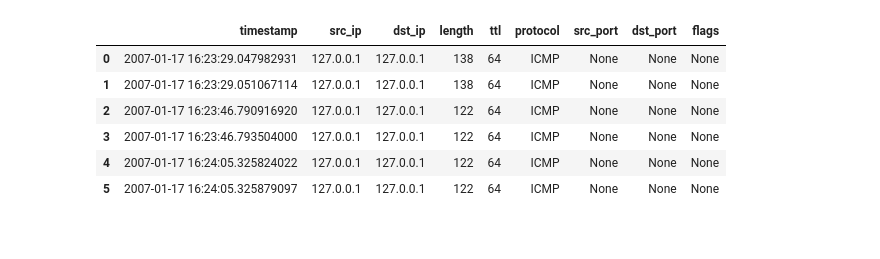
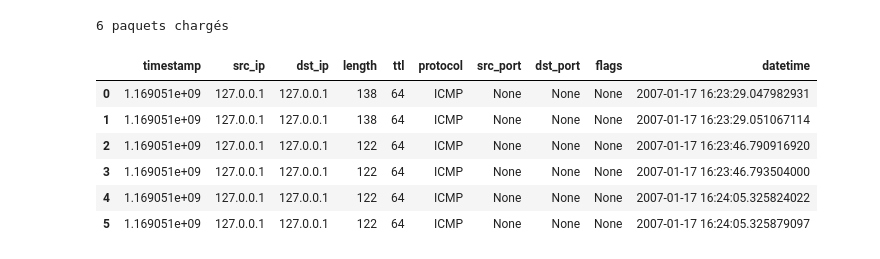
Before and after one commit to kiyita/Network-Scanner, a Jupyter notebook: notebooks/exploration.ipynb, the cells around one changed output. Saved outputs shown, nothing was run; the diff lists cells and outputs as text; code cells hidden in the pictures.

```diff
--- a/notebooks/exploration.ipynb
+++ b/notebooks/exploration.ipynb
@@ -1,15 +1,19 @@
 # %%
 import sys
 sys.path.append("../src")
 from parse_pcap import parsing_pcap
+import pandas as pd
 
 df = parsing_pcap("../data/capture.pcap")
+df["datetime"] = pd.to_datetime(df["timestamp"], unit="s")
+print(f"{len(df)} paquets chargés")
 df.head(10)
 # %% [output]
+6 paquets chargés
-|  | timestamp | src_ip | dst_ip | length | ttl | protocol | src_port | dst_port | flags |
-| 0 | 2007-01-17 16:23:29.047982931 | 127.0.0.1 | 127.0.0.1 | 138 | 64 | ICMP | None | None | None |
-| 1 | 2007-01-17 16:23:29.051067114 | 127.0.0.1 | 127.0.0.1 | 138 | 64 | ICMP | None | None | None |
-| 2 | 2007-01-17 16:23:46.790916920 | 127.0.0.1 | 127.0.0.1 | 122 | 64 | ICMP | None | None | None |
-| 3 | 2007-01-17 16:23:46.793504000 | 127.0.0.1 | 127.0.0.1 | 122 | 64 | ICMP | None | None | None |
-| 4 | 2007-01-17 16:24:05.325824022 | 127.0.0.1 | 127.0.0.1 | 122 | 64 | ICMP | None | None | None |
-| 5 | 2007-01-17 16:24:05.325879097 | 127.0.0.1 | 127.0.0.1 | 122 | 64 | ICMP | None | None | None |
+|  | timestamp | src_ip | dst_ip | length | ttl | protocol | src_port | dst_port | flags | datetime |
+| 0 | 1.169051e+09 | 127.0.0.1 | 127.0.0.1 | 138 | 64 | ICMP | None | None | None | 2007-01-17 16:23:29.047982931 |
+| 1 | 1.169051e+09 | 127.0.0.1 | 127.0.0.1 | 138 | 64 | ICMP | None | None | None | 2007-01-17 16:23:29.051067114 |
+| 2 | 1.169051e+09 | 127.0.0.1 | 127.0.0.1 | 122 | 64 | ICMP | None | None | None | 2007-01-17 16:23:46.790916920 |
+| 3 | 1.169051e+09 | 127.0.0.1 | 127.0.0.1 | 122 | 64 | ICMP | None | None | None | 2007-01-17 16:23:46.793504000 |
+| 4 | 1.169051e+09 | 127.0.0.1 | 127.0.0.1 | 122 | 64 | ICMP | None | None | None | 2007-01-17 16:24:05.325824022 |
+| 5 | 1.169051e+09 | 127.0.0.1 | 127.0.0.1 | 122 | 64 | ICMP | None | None | None | 2007-01-17 16:24:05.325879097 |
```
Also changed, not shown: parts of 7 cells of this notebook, 1 other file.
